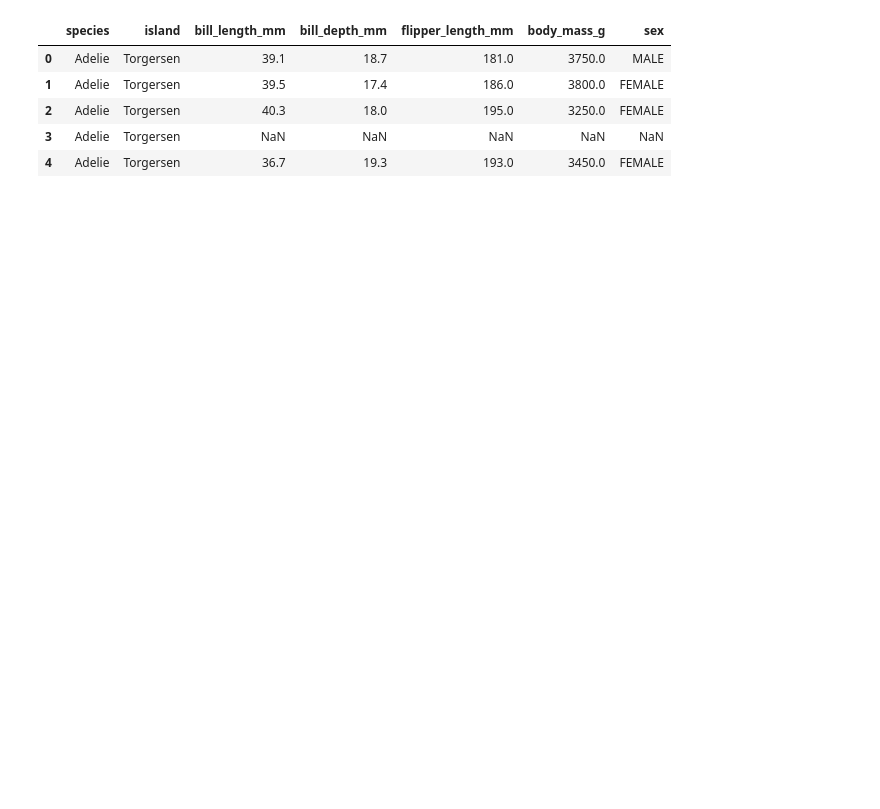
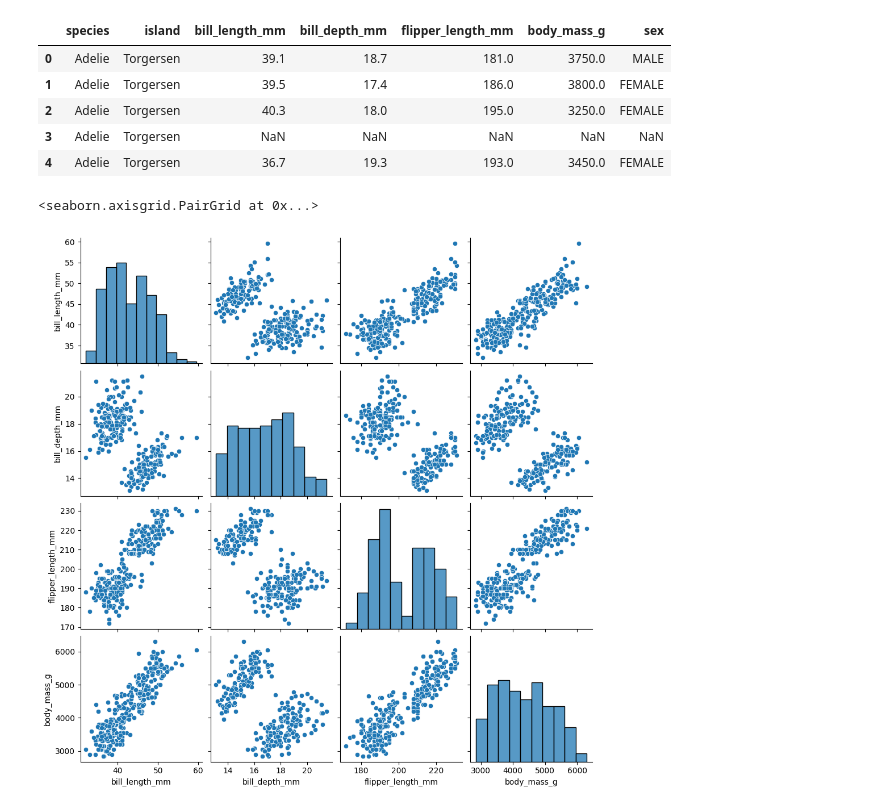
Before and after one commit to yildizramazan/regression-analysis, a Jupyter notebook: module-1/simple-linear-regression.ipynb, the cells around one changed output. Drawn from its saved outputs; the diff is of its cells as text; code cells hidden in the pictures; blank space fills up the shorter version.

```diff
--- a/module-1/simple-linear-regression.ipynb
+++ b/module-1/simple-linear-regression.ipynb
@@ -16,3 +16,8 @@ penguins.head()
 penguins_sub = penguins[penguins["species"] != "Chinstrap"]
 penguins_final = penguins_sub.dropna()
 penguins_final.reset_index(inplace=True, drop=True)
+# %%
+sns.pairplot(penguins_final)
+# %% [output]
+<seaborn.axisgrid.PairGrid at 0x...>
+[figure, added]
```
Also changed, not shown: parts of 14 cells of this notebook.
